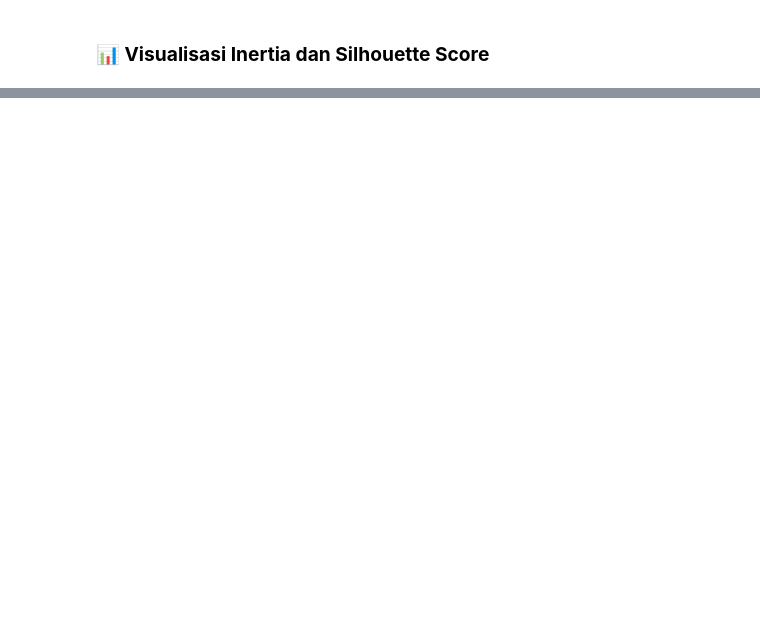
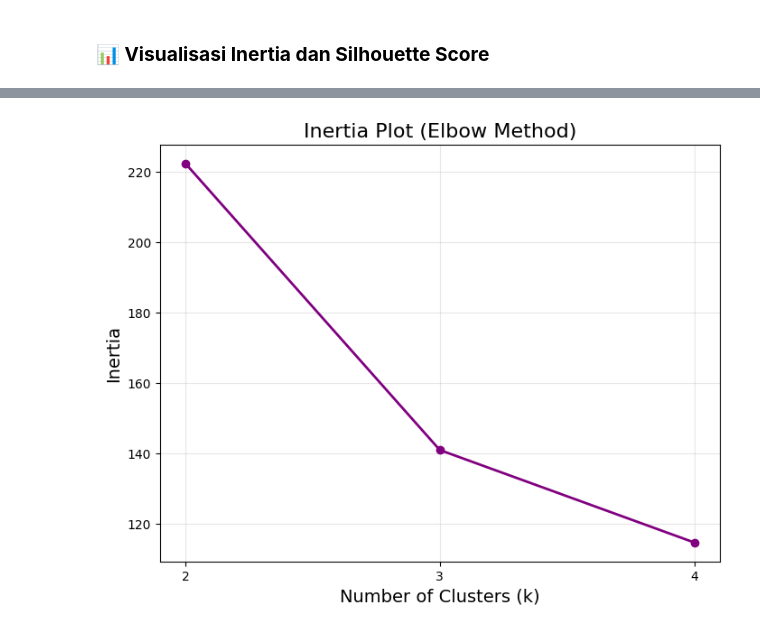
Before and after one commit to rhmnaan/pendat_d, a Jupyter notebook: tugas/_build/jupyter_execute/kmeans.ipynb, the cells around one changed output, grey strips where cells are left out. Saved outputs shown, nothing was run; the diff lists cells and outputs as text; code cells hidden in the pictures; blank space fills up the shorter version.

```diff
--- a/tugas/_build/jupyter_execute/kmeans.ipynb
+++ b/tugas/_build/jupyter_execute/kmeans.ipynb
@@ -340,12 +456,2 @@ Jumlah iterasi sampai konvergen: 6
 # %% [markdown]
 ### **🔢 Inertia dan Silhouette Score untuk 3 Cluster**
-# %%
-from sklearn.metrics import silhouette_score
-
-# Hitung Inertia
-inertia = kmeans.inertia_
-print("Inertia: ", inertia)
-
-# Hitung Silhouette Score
-sil_score = silhouette_score(features, kmeans.labels_)
-print("Silhouette Score: ", sil_score)
@@ -577,0 +909,59 @@ plt.show()
+# %%
+import pandas as pd
+import numpy as np
+from sklearn.preprocessing import StandardScaler
+from sklearn.datasets import load_iris
+from scipy.spatial.distance import cdist
+import matplotlib.pyplot as plt
+
+# Load dataset iris
+iris = load_iris()
+df = pd.DataFrame(iris.data, columns=iris.feature_names)
+df.columns = ['SepalLengthCm', 'SepalWidthCm', 'PetalLengthCm', 'PetalWidthCm']
+
+# Normalisasi data
+scaler = StandardScaler()
+df[['SepalLengthCm', 'SepalWidthCm', 'PetalLengthCm', 'PetalWidthCm']] = scaler.fit_transform(
+    df[['SepalLengthCm', 'SepalWidthCm', 'PetalLengthCm', 'PetalWidthCm']])
+
+# Fungsi k-means manual
+def kmeans_manual(df, k, features, max_iter=100, tolerance=1e-6):
+    np.random.seed(0)
+    centroid_indices = np.random.choice(df.index, k, replace=False)
+    centroids = df.loc[centroid_indices, features].values
+
+    for iteration in range(max_iter):
+        distances = cdist(df[features].values, centroids, metric='euclidean')
+        clusters = np.argmin(distances, axis=1) + 1
+        new_centroids = np.array([df[features][clusters == cluster].mean().values for cluster in range(1, k+1)])
+        shift = np.linalg.norm(new_centroids - centroids)
+        centroids = new_centroids
+        if shift < tolerance:
+            break
+
+    return centroids, clusters
+
+# Hitung inertia untuk k = 2 sampai k = 4
+features = ['SepalLengthCm', 'SepalWidthCm', 'PetalLengthCm', 'PetalWidthCm']
+inertias = []
+
+for k in range(2, 5):
+    centroids, clusters = kmeans_manual(df.copy(), k, features)
+    inertia = 0
+    for cluster in range(1, k+1):
+        cluster_points = df[features][clusters == cluster].values
+        centroid = centroids[cluster - 1]
+        inertia += np.sum((cluster_points - centroid) ** 2)
+    inertias.append(inertia)
+
+# Plot Inertia (Elbow Method)
+plt.figure(figsize=(8, 6))
+plt.plot(range(2, 5), inertias, marker='o', color='purple', linewidth=2)
+plt.title('Inertia Plot (Elbow Method)', fontsize=16)
+plt.xlabel('Number of Clusters (k)', fontsize=14)
+plt.ylabel('Inertia', fontsize=14)
+plt.xticks(range(2, 5))
+plt.grid(True, alpha=0.3)
+plt.show()
+# %% [output]
+[figure, added]
```
Also changed, not shown: parts of 29 cells of this notebook, 16 other files.
